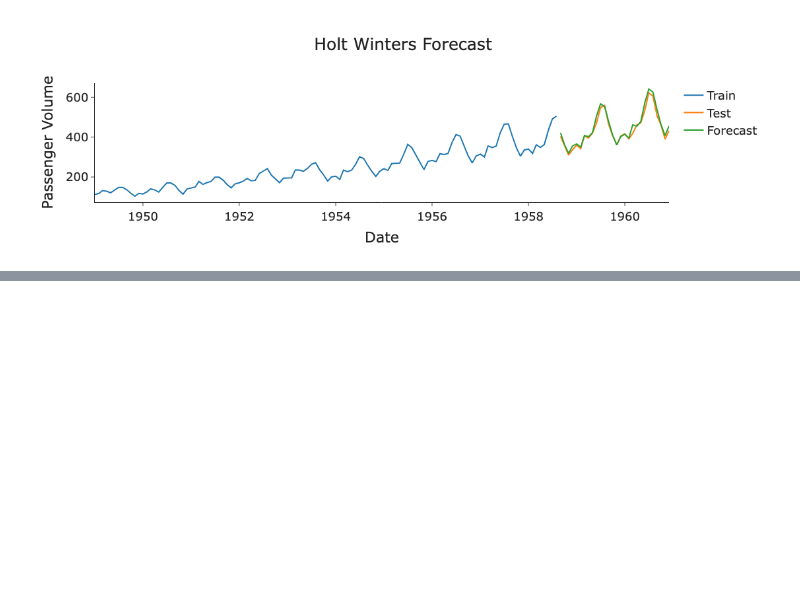
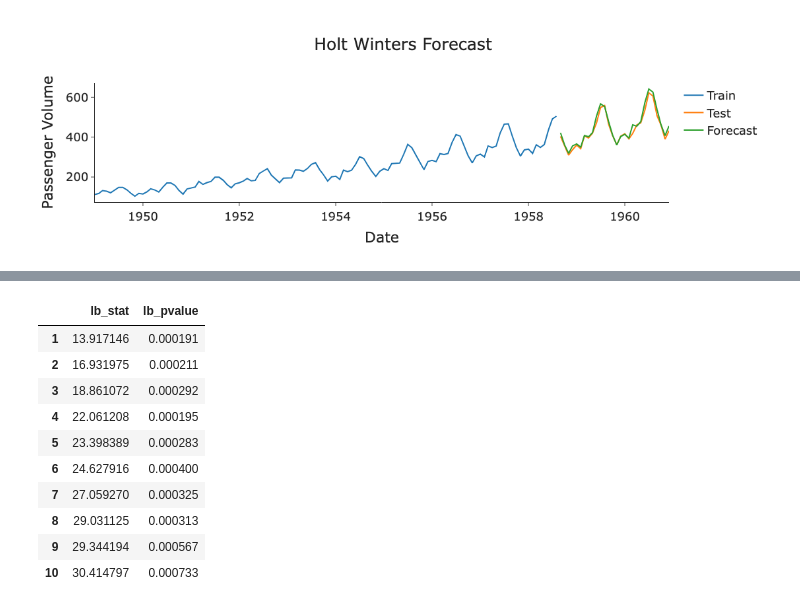
Before and after one commit to jaivrat/time-series, a Jupyter notebook: t-series-python/12-UsingResidualsForTSForecasting.ipynb, the cells around one changed output, grey strips where cells are left out. Saved outputs shown, nothing was run; the diff lists cells and outputs as text; code cells hidden in the pictures; blank space fills up the shorter version.

```diff
--- a/t-series-python/12-UsingResidualsForTSForecasting.ipynb
+++ b/t-series-python/12-UsingResidualsForTSForecasting.ipynb
@@ -37,0 +108,15 @@ utils.plot_fcast(train_df, test_df, forecasts_holt_winters, title = "Holt Winter
+# %%
+from statsmodels.stats.diagnostic import acorr_ljungbox
+acorr_ljungbox(train_df['residuals'], return_df=True)
+# %% [output]
+|  | lb_stat | lb_pvalue |
+| 1 | 13.917146 | 0.000191 |
+| 2 | 16.931975 | 0.000211 |
+| 3 | 18.861072 | 0.000292 |
+| 4 | 22.061208 | 0.000195 |
+| 5 | 23.398389 | 0.000283 |
+| 6 | 24.627916 | 0.000400 |
+| 7 | 27.059270 | 0.000325 |
+| 8 | 29.031125 | 0.000313 |
+| 9 | 29.344194 | 0.000567 |
+| 10 | 30.414797 | 0.000733 |
```
Also changed, not shown: parts of 15 cells of this notebook.
